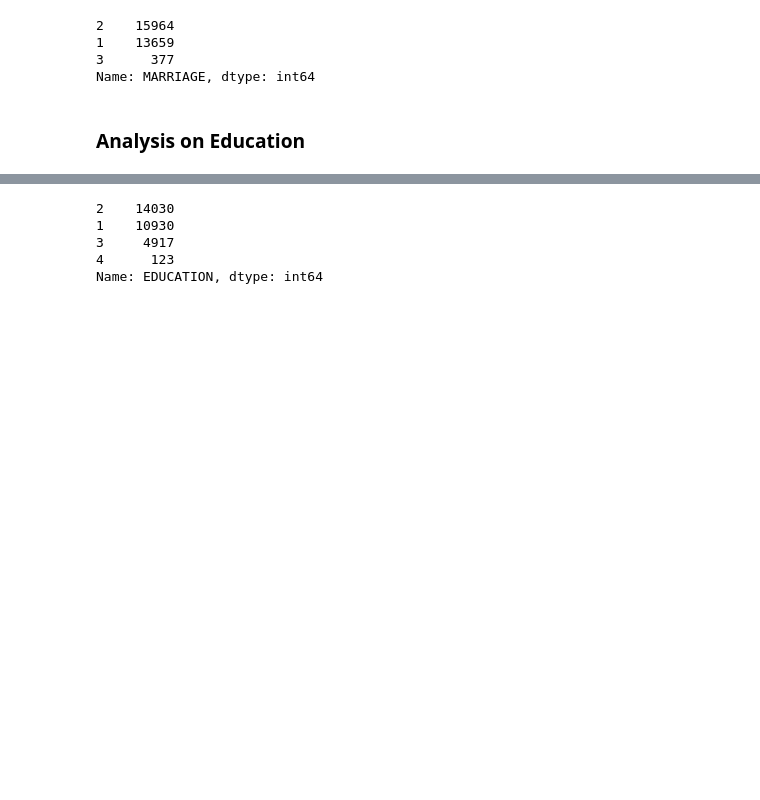
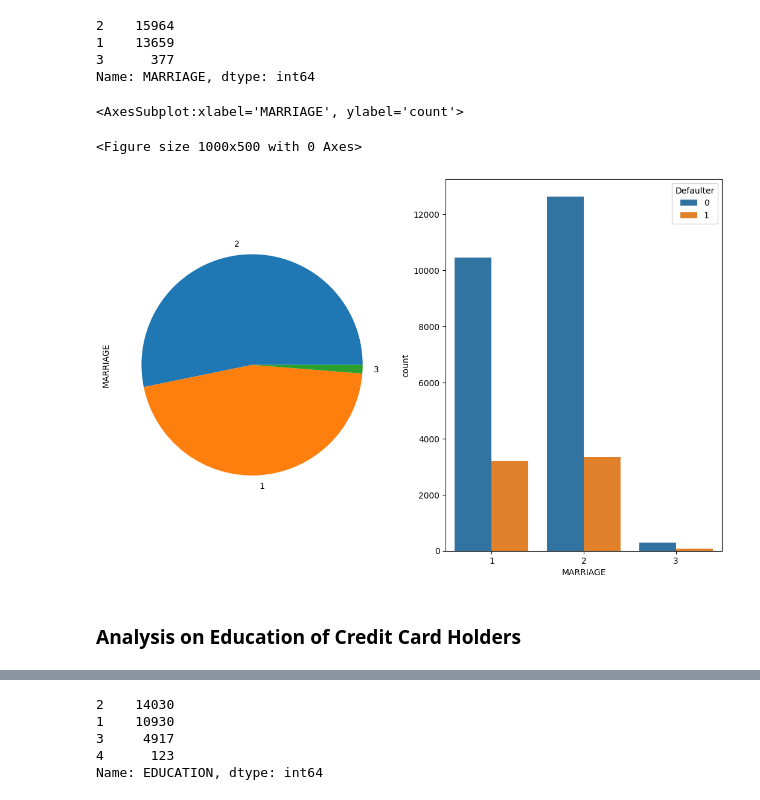
Before and after one commit to elvern18/Credit-Card-Default, a Jupyter notebook: BT2103 Project.ipynb, the cells around one changed output, grey strips where cells are left out. Saved outputs shown, nothing was run; the diff lists cells and outputs as text; code cells hidden in the pictures; blank space fills up the shorter version.

```diff
--- a/BT2103 Project.ipynb
+++ b/BT2103 Project.ipynb
@@ -192,8 +249,18 @@ df['MARRIAGE'].value_counts()
 1    13659
 3      377
 Name: MARRIAGE, dtype: int64
+# %%
+# Plotting pie chart and bar chart to see how the marital status of an individual is correlated to whether the individual defaults
+plt.figure(figsize=(10,5))
+fig, axes = plt.subplots(ncols=2,figsize=(13,8))
+df['MARRIAGE'].value_counts().plot(kind="pie",ax = axes[0],subplots=True)
+sns.countplot(x = 'MARRIAGE', hue = 'Defaulter', data = df)
+# %% [output]
+<AxesSubplot:xlabel='MARRIAGE', ylabel='count'>
+<Figure size 1000x500 with 0 Axes>
+[figure, added]
 # %% [markdown]
-### Analysis on Education
+### Analysis on Education of Credit Card Holders
 # %%
 df.EDUCATION.value_counts().plot(kind = "barh")
 # %% [output]
```
Also changed, not shown: parts of 26 cells of this notebook.
